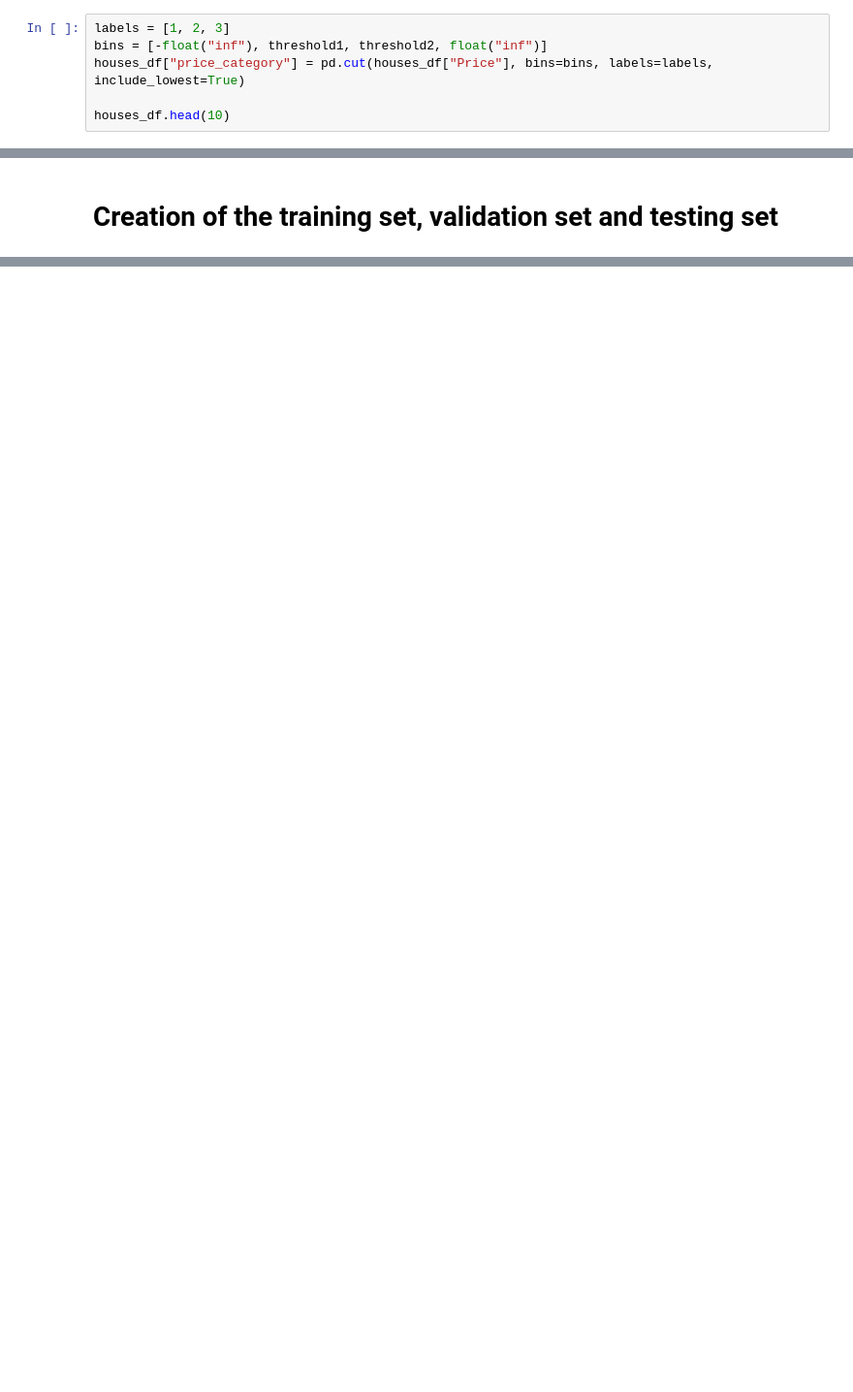
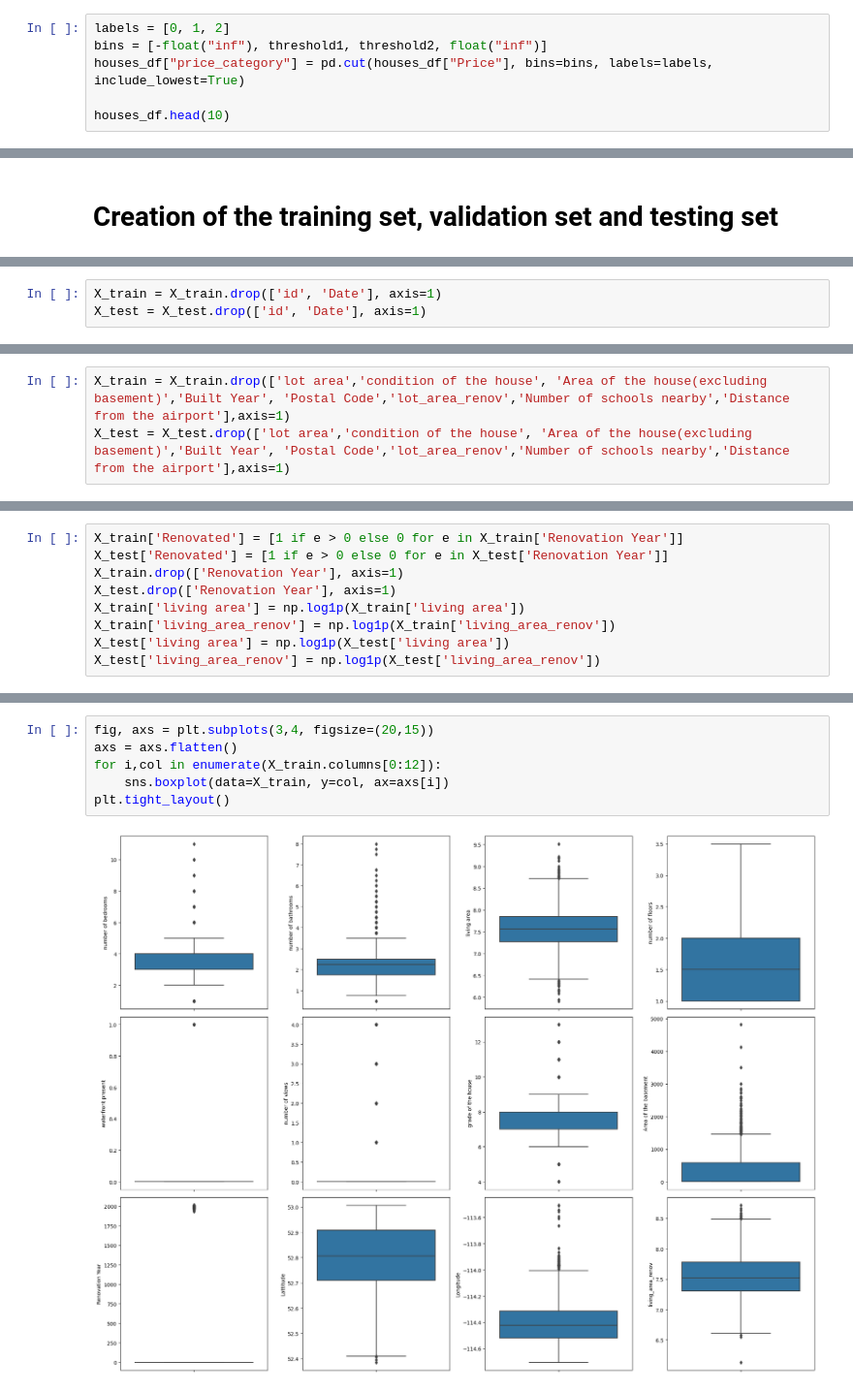
Before and after one commit to Pacholki/IndiaHousePricing, a Jupyter notebook: Milestone 2/projekt.ipynb, the cells around one changed output, grey strips where cells are left out. Shown: that part at 97% size. Saved outputs shown, nothing was run; the diff lists cells and outputs as text; blank space fills up the shorter version.

```diff
--- a/Milestone 2/projekt.ipynb
+++ b/Milestone 2/projekt.ipynb
@@ -36,7 +52,7 @@ print(f"threshold 2: {threshold2}")
 threshold 1: 377500.0
 threshold 2: 755000.0
 # %%
-labels = [1, 2, 3]
+labels = [0, 1, 2]
 bins = [-float("inf"), threshold1, threshold2, float("inf")]
 houses_df["price_category"] = pd.cut(houses_df["Price"], bins=bins, labels=labels, include_lowest=True)
 
@@ -183,0 +148,3 @@ plt.show()
+# %%
+X_train = X_train.drop(['id', 'Date'], axis=1)
+X_test = X_test.drop(['id', 'Date'], axis=1)
@@ -183,0 +163,3 @@ plt.show()
+# %%
+X_train = X_train.drop(['lot area','condition of the house', 'Area of the house(excluding basement)','Built Year', 'Postal Code','lot_area_renov','Number of schools nearby','Distance from the airport'],axis=1)
+X_test = X_test.drop(['lot area','condition of the house', 'Area of the house(excluding basement)','Built Year', 'Postal Code','lot_area_renov','Number of schools nearby','Distance from the airport'],axis=1)
@@ -183,0 +178,9 @@ plt.show()
+# %%
+X_train['Renovated'] = [1 if e > 0 else 0 for e in X_train['Renovation Year']]
+X_test['Renovated'] = [1 if e > 0 else 0 for e in X_test['Renovation Year']]
+X_train.drop(['Renovation Year'], axis=1)
+X_test.drop(['Renovation Year'], axis=1)
+X_train['living area'] = np.log1p(X_train['living area'])
+X_train['living_area_renov'] = np.log1p(X_train['living_area_renov'])
+X_test['living area'] = np.log1p(X_test['living area'])
+X_test['living_area_renov'] = np.log1p(X_test['living_area_renov'])
@@ -183,0 +197,8 @@ plt.show()
+# %%
+fig, axs = plt.subplots(3,4, figsize=(20,15))
+axs = axs.flatten()
+for i,col in enumerate(X_train.columns[0:12]):
+    sns.boxplot(data=X_train, y=col, ax=axs[i])
+plt.tight_layout()
+# %% [output]
+[figure, added]
```
Also changed, not shown: parts of 62 cells of this notebook.
